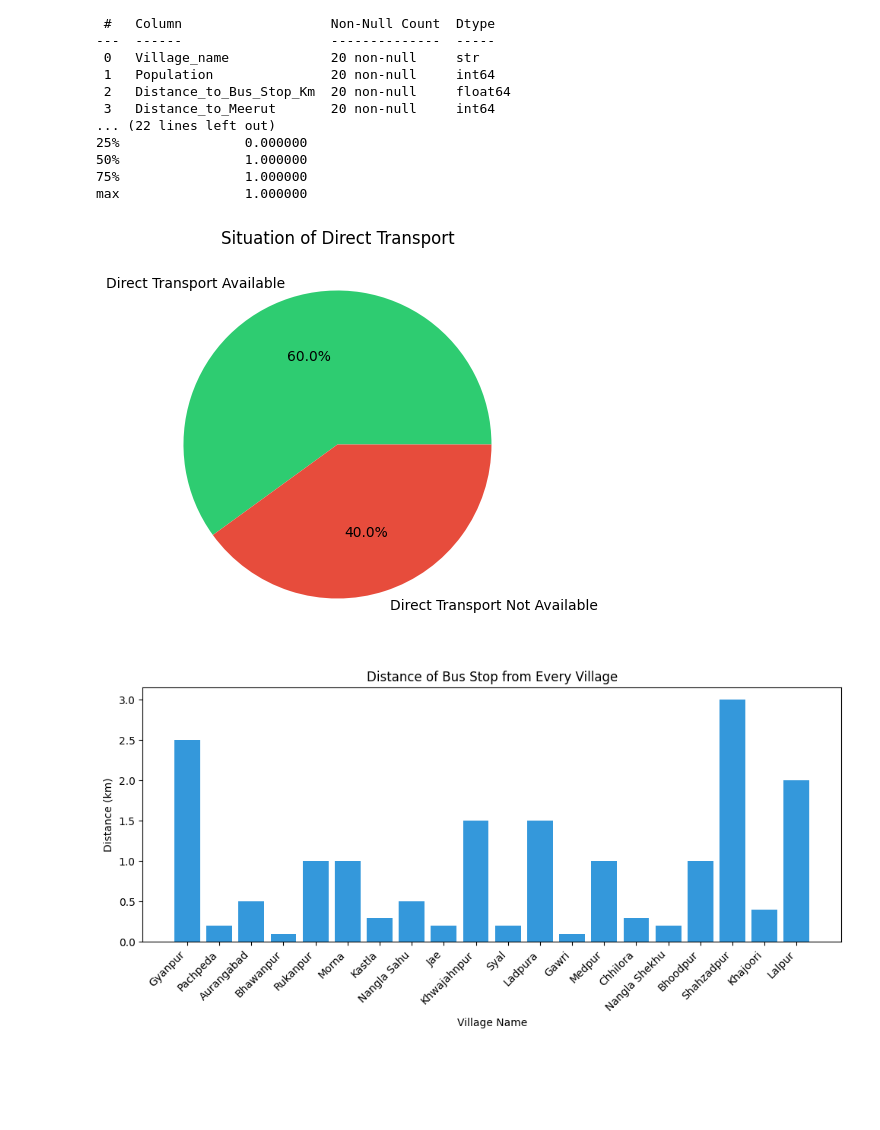
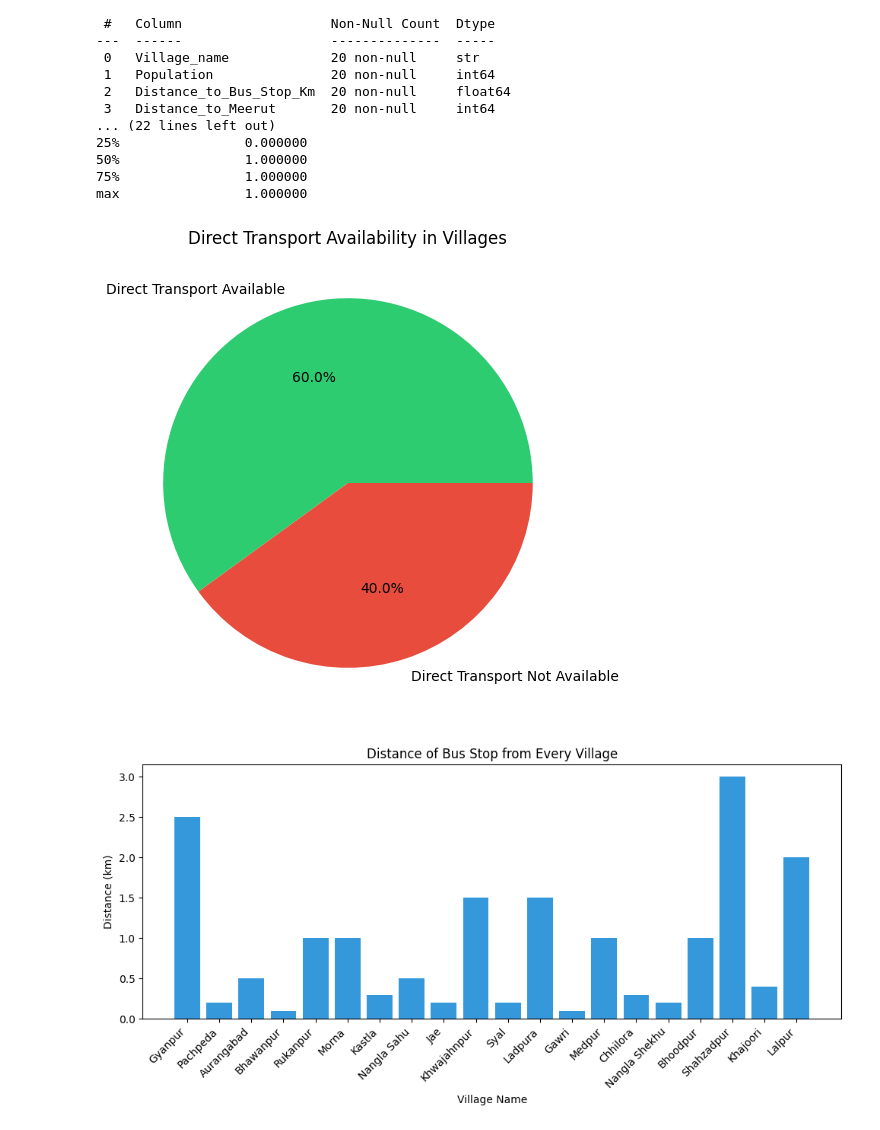
Before and after one commit to musheer-chauhan/Rural-Transit-Analyzer, a Jupyter notebook: Notebook/analysis.ipynb, the cells around one changed output. Drawn from its saved outputs; the diff is of its cells as text; code cells hidden in the pictures; blank space fills up the shorter version.

```diff
--- a/Notebook/analysis.ipynb
+++ b/Notebook/analysis.ipynb
@@ -95,14 +95,14 @@ max                1.000000
 # %%
 import matplotlib.pyplot as plt
 transport_counts = df['Has_Direct_Transport'].value_counts()
 labels = ['Direct Transport Available', 'Direct Transport Not Available']
 
 plt.figure(figsize=(6,6))
 plt.pie(transport_counts, labels=labels, autopct='%1.1f%%', colors=['#2ecc71','#e74c3c'])
-plt.title('Situation of Direct Transport')
+plt.title('Direct Transport Availability in Villages')
 plt.show()
 # %% [output]
-[figure, old version]
+[figure, new version]
 # %%
 plt.figure(figsize=(10,5))
 plt.bar(df['Village_name'], df['Distance_to_Bus_Stop_Km'], color='#3498db')
```
Also changed, not shown: parts of 3 cells of this notebook, 2 other files.
